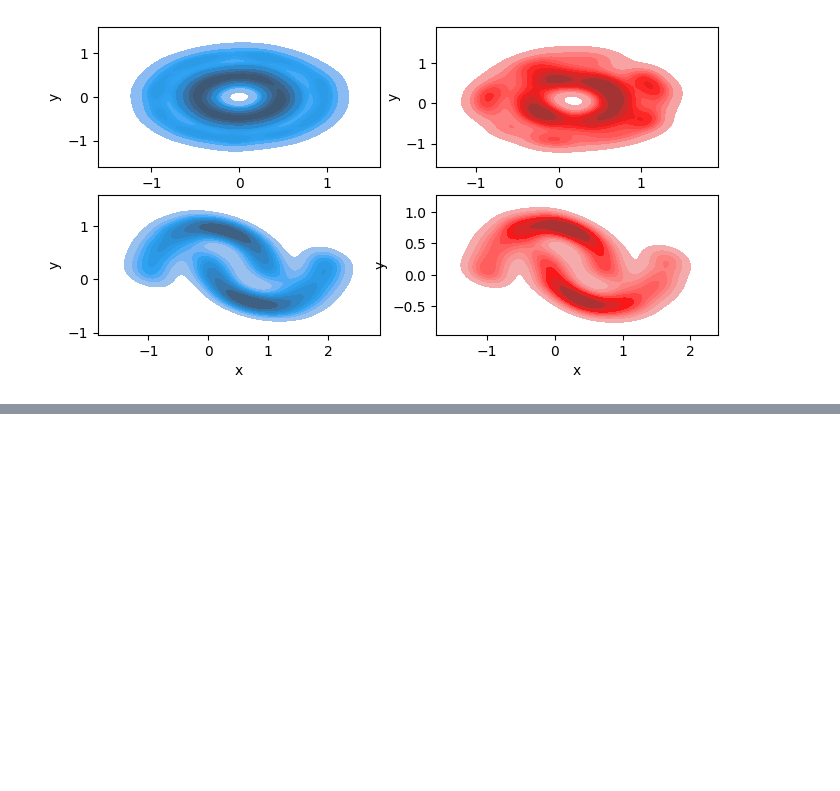
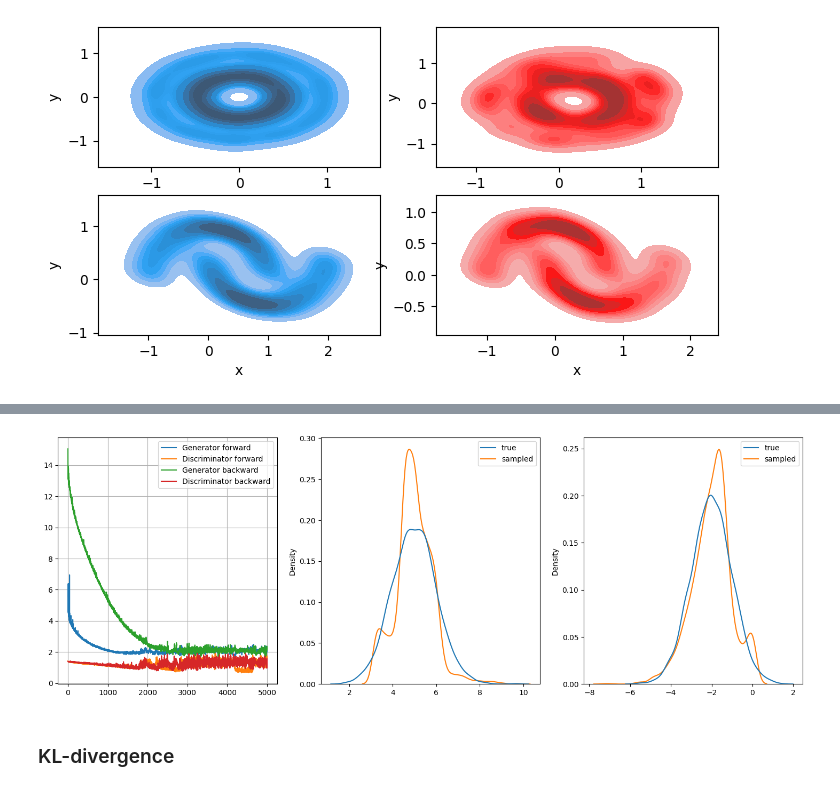
Before and after one commit to gregkseno/masters-thesis, a Jupyter notebook: code/main.ipynb, the cells around one changed output, grey strips where cells are left out. Drawn from its saved outputs; the diff is of its cells as text; code cells hidden in the pictures; blank space fills up the shorter version.

Commit message:
Add experminets wiht adversarial training

```diff
--- a/code/main.ipynb
+++ b/code/main.ipynb
@@ -535,0 +574,8 @@ visualize_CycleGAN(gan_x, gan_y, circles, moons)
+# %%
+def get_simple_model(hiddens):
+    assert len(hiddens) > 1
+    modules = []
+    for in_, out_ in zip(hiddens[:-2], hiddens[1:-1]):
+        modules.extend([nn.Linear(in_, out_),nn.BatchNorm1d(out_), nn.ReLU()])
+    modules.append(nn.Linear(hiddens[-2], hiddens[-1]))
+    return nn.Sequential(*modules)
@@ -535,0 +757,10 @@ visualize_CycleGAN(gan_x, gan_y, circles, moons)
+# %%
+gan_p = fGAN(1)
+gan_q = fGAN(1)
+conditional_p = Conditional(1, 32)
+conditional_q = Conditional(1, 32)
+marginal_q = Normal(5, 1)
+marginal_p = Normal(-2, 1)
+
+trainer = AdversarialIPFPTrainer(32, gan_p, gan_q, conditional_p, conditional_q, marginal_q, marginal_p)
+losses = trainer.train(5000)
@@ -535,0 +785,30 @@ visualize_CycleGAN(gan_x, gan_y, circles, moons)
+# %%
+fig, axs = plt.subplots(1, 3, figsize=(18, 6))
+# Plot losses
+axs[0].plot(losses['forward']['gen'], label='Generator forward')
+axs[0].plot(losses['forward']['disc'], label='Discriminator forward')
+axs[0].plot(losses['backward']['gen'], label='Generator backward')
+axs[0].plot(losses['backward']['disc'], label='Discriminator backward')
+axs[0].grid()
+axs[0].legend()
+
+# Plot samples
+n_samples = 2000
+true_x = marginal_q.sample([n_samples, 1])
+true_y = marginal_p.sample([n_samples, 1])
+
+sampled_x = gan_p.sample(true_y)
+df_x = {'true': true_x.squeeze(), 'sampled': sampled_x.squeeze()}
+df_x = pd.DataFrame(df_x)
+sns.kdeplot(df_x, ax=axs[1])
+
+sampled_y = gan_q.sample(true_x)
+df_y = {'true': true_y.squeeze(), 'sampled': sampled_y.squeeze()}
+df_y = pd.DataFrame(df_y)
+sns.kdeplot(df_y, ax=axs[2])
+
+plt.show()
+# %% [output]
+[figure, added]
+# %% [markdown]
+### KL-divergence
```
Also changed, not shown: parts of 14 cells of this notebook.
